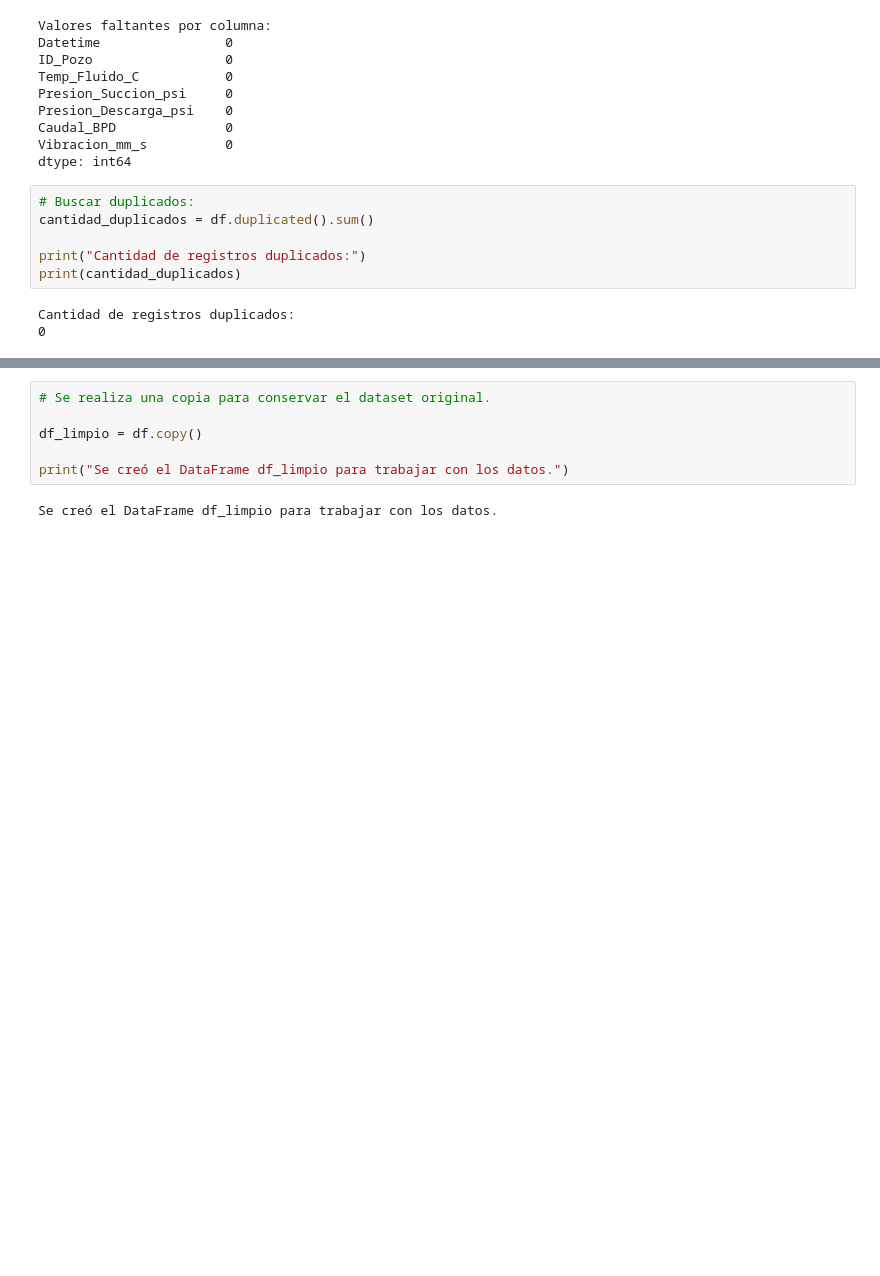
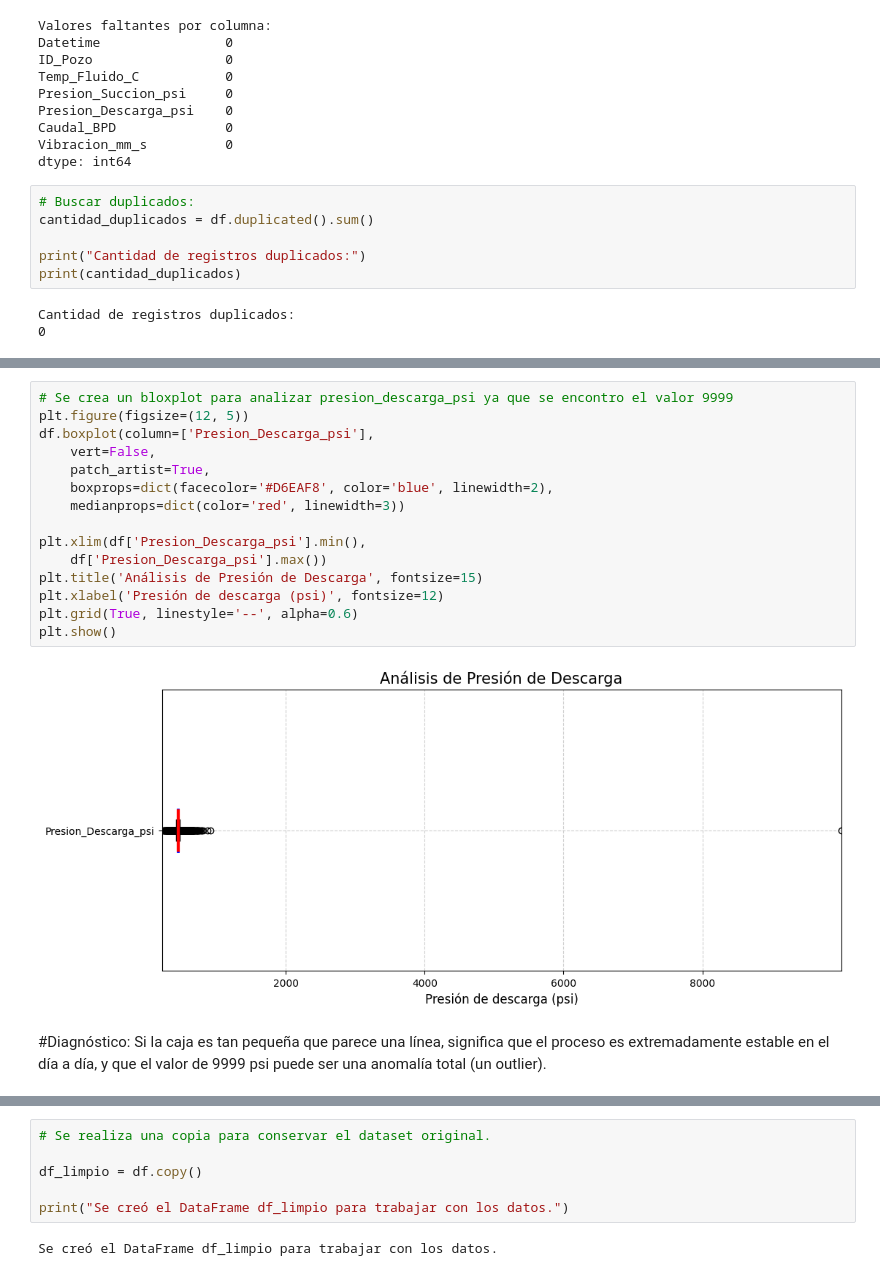
Before and after one commit to dacdemon/ITD, a Jupyter notebook: Practica_3.ipynb, the cells around one changed output, grey strips where cells are left out. Saved outputs shown, nothing was run; the diff lists cells and outputs as text; blank space fills up the shorter version.

```diff
--- a/Practica_3.ipynb
+++ b/Practica_3.ipynb
@@ -116,0 +144,19 @@ dtype: int64
+# %%
+# Se crea un bloxplot para analizar presion_descarga_psi ya que se encontro el valor 9999
+plt.figure(figsize=(12, 5))
+df.boxplot(column=['Presion_Descarga_psi'],
+    vert=False,
+    patch_artist=True,
+    boxprops=dict(facecolor='#D6EAF8', color='blue', linewidth=2),
+    medianprops=dict(color='red', linewidth=3))
+
+plt.xlim(df['Presion_Descarga_psi'].min(),
+    df['Presion_Descarga_psi'].max())
+plt.title('Análisis de Presión de Descarga', fontsize=15)
+plt.xlabel('Presión de descarga (psi)', fontsize=12)
+plt.grid(True, linestyle='--', alpha=0.6)
+plt.show()
+# %% [output]
+[figure, added]
+# %% [markdown]
+#Diagnóstico: Si la caja es tan pequeña que parece una línea, significa que el proceso es extremadamente estable en el día a día, y que el valor de 9999 psi puede ser una anomalía total (un outlier).
```
Also changed, not shown: parts of 13 cells of this notebook.
